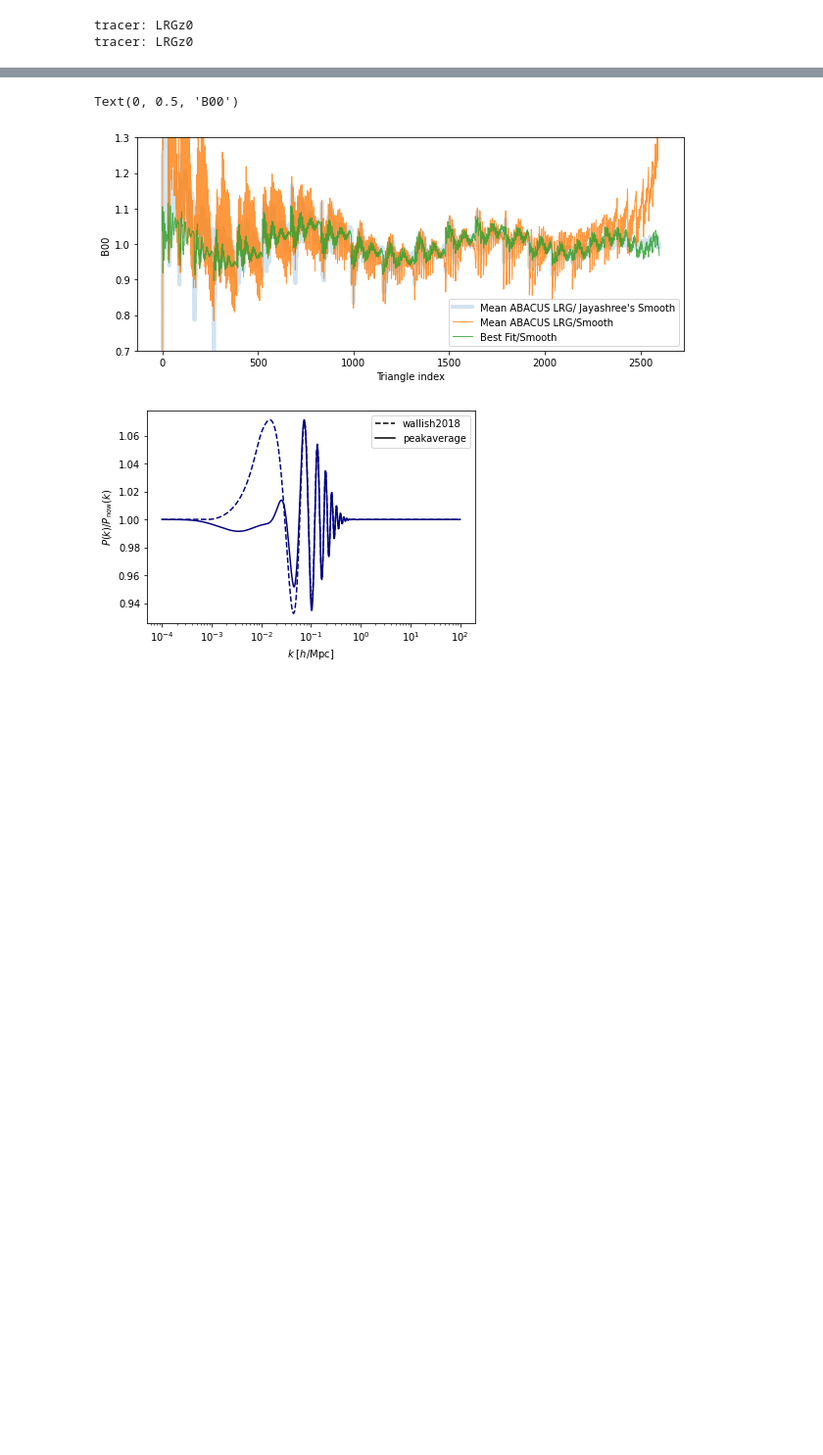
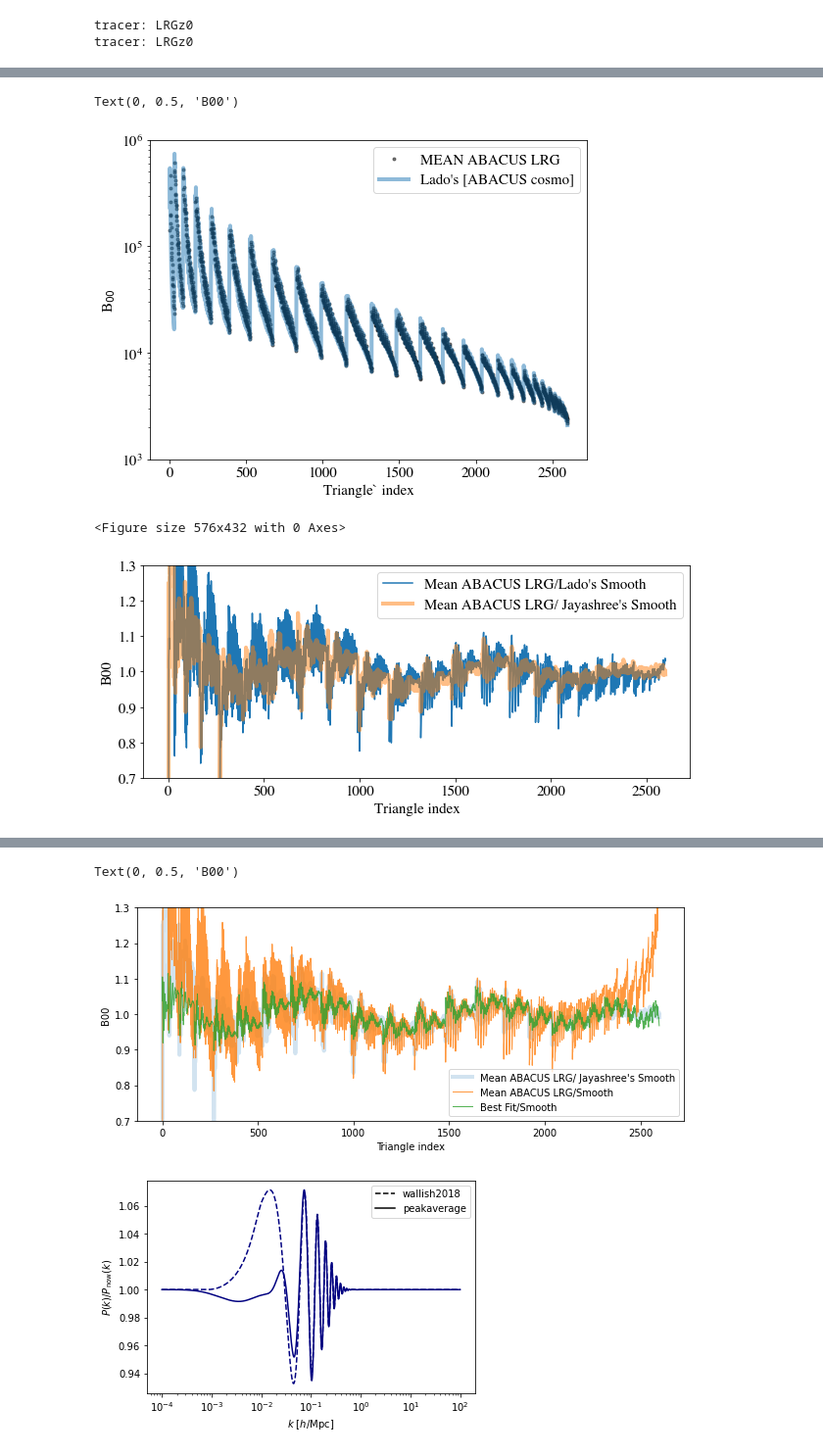
Before and after one commit to mehdirezaie/bispectrum, a Jupyter notebook: template.ipynb, the cells around one changed output, grey strips where cells are left out. Shown: that part at 98% size. Drawn from its saved outputs; the diff is of its cells as text; code cells hidden in the pictures; blank space fills up the shorter version.

Commit message:
solve BAO temp

```diff
--- a/template.ipynb
+++ b/template.ipynb
@@ -185,0 +87,37 @@ Text(0, 0.5, 'B00')
+# %%
+def loss(params, pk_temp=None):
+    f, b1, b2, s0, s1 = params
+    b00 = tree_level_b00(k1, k2, k3, f, b1, b2, s0, s1, pk_temp)
+
+    return (((k1*k2*k3*k1*k2*k3)*(b00 - b_obs))**2).sum()
+
+
+pk_temp = pk_mock # change this to your desired template
+res = minimize(loss, [1.2, 1.3, 1.1, 0.1, 0.02], method='Powell', args=(pk_temp))
+
+pknow_wallish = PowerSpectrumBAOFilter(pk_temp, engine='wallish2018').smooth_pk_interpolator()
+b00_lado = tree_level_b00(k1, k2, k3, *res.x, pk_temp)
+b00_lado_s = tree_level_b00(k1, k2, k3, *res.x, pknow_wallish)
+# %%
+plt.figure(figsize=(8, 6))
+plt.axes(yscale='log', ylim=(1.0e3, 1.0e6),
+        ylabel=r'B$_{00}$', xlabel='Triangle` index')
+
+plt.plot(b_obs, label='MEAN ABACUS LRG', marker='.', ls='None', alpha=0.5, color='k')
+plt.plot(b00_lado, label="Lado's [ABACUS cosmo]", lw=4, alpha=0.5)
+# plt.plot(b00_lado_w, label="Weighted Lado's [ABACUS cosmo]", lw=2, alpha=0.8, color='r')
+plt.legend()
+
+plt.figure()
+plt.figure(figsize=(10, 4))
+plt.plot(b_obs/b00_lado_s, label="Mean ABACUS LRG/Lado's Smooth")
+plt.plot(b_obs/bs.b_smooth.mean(axis=0), label="Mean ABACUS LRG/ Jayashree's Smooth", alpha=0.5, lw=4)
+plt.ylim(0.7, 1.3)
+plt.legend()
+plt.xlabel('Triangle index')
+plt.ylabel('B00')
+# %% [output]
+Text(0, 0.5, 'B00')
+[figure, added]
+<Figure size 576x432 with 0 Axes>
+[figure, added]
```
Also changed, not shown: parts of 32 cells of this notebook, 1 other file.
